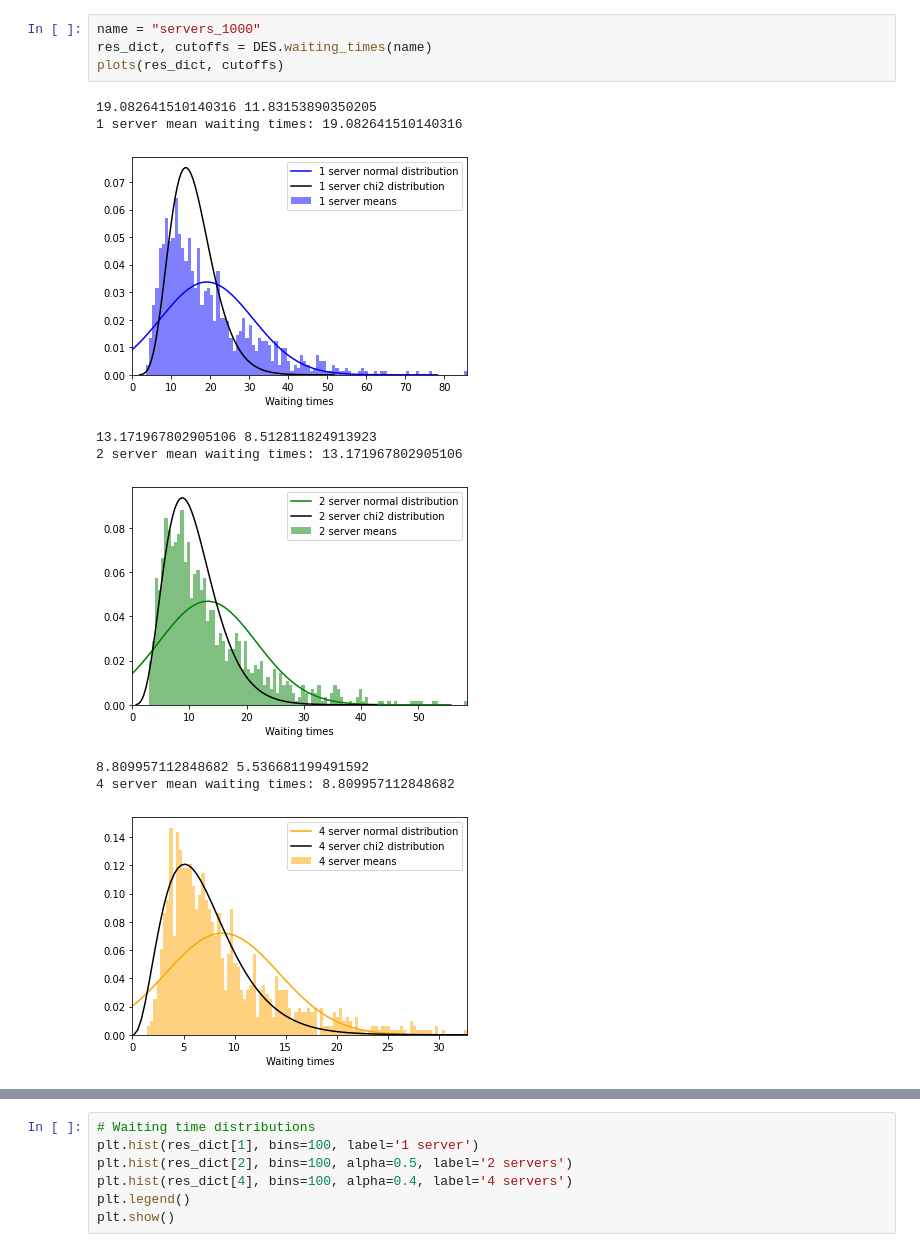
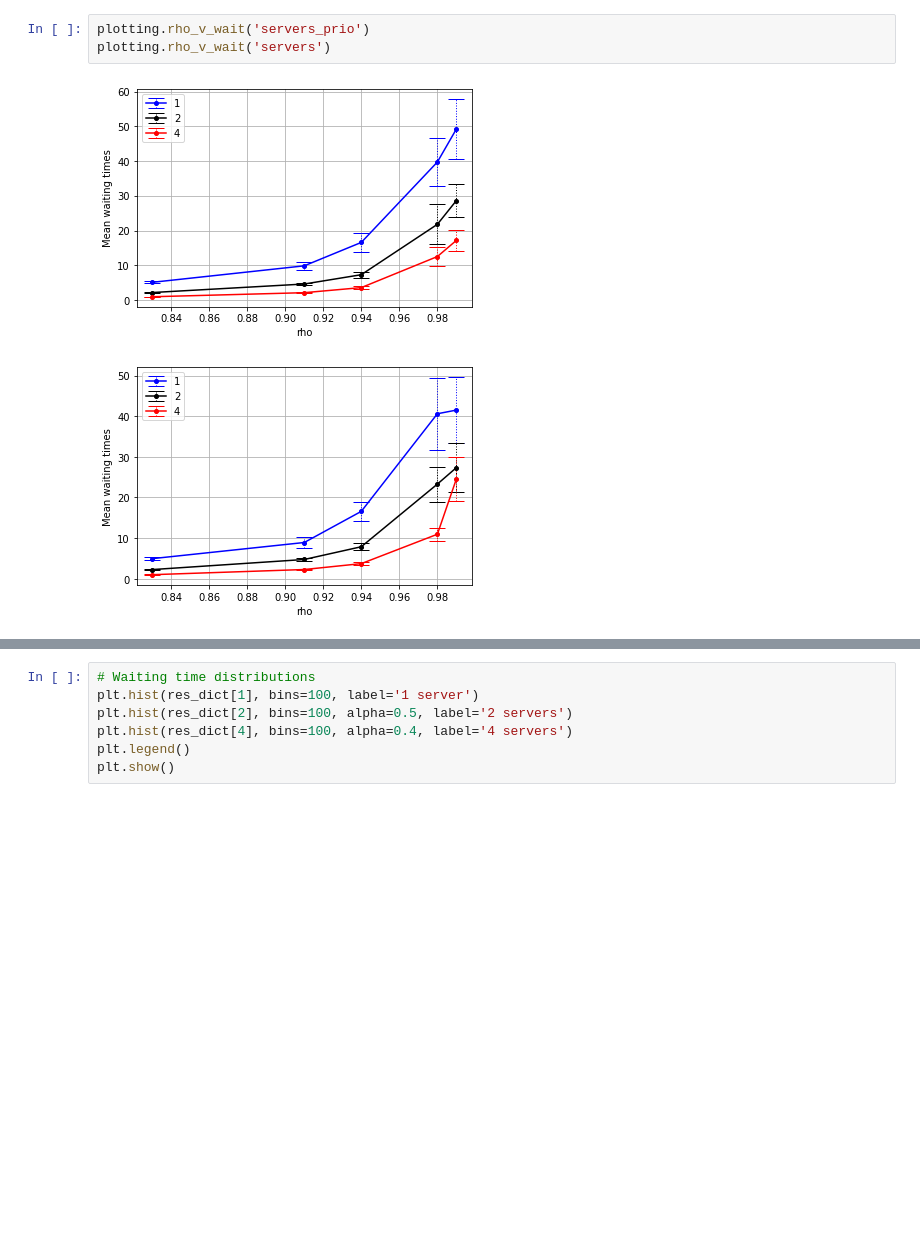
Before and after one commit to PaulHosek/QueueingTheory, a Jupyter notebook: tests_Marcel.ipynb, the cells around one changed output, grey strips where cells are left out. Saved outputs shown, nothing was run; the diff lists cells and outputs as text; blank space fills up the shorter version.

Commit message:
change logging data - plots file - add images

```diff
--- a/tests_Marcel.ipynb
+++ b/tests_Marcel.ipynb
@@ -115,14 +26,6 @@ def plots(res_dict, cutoffs):
-# %%
-name = "servers_1000"
-res_dict, cutoffs = DES.waiting_times(name)
-plots(res_dict, cutoffs)
-# %% [output]
-19.082641510140316 11.83153890350205
-1 server mean waiting times: 19.082641510140316
-[figure, removed]
-13.171967802905106 8.512811824913923
-2 server mean waiting times: 13.171967802905106
-[figure, removed]
-8.809957112848682 5.536681199491592
-4 server mean waiting times: 8.809957112848682
-[figure, removed]
+# %%
+plotting.rho_v_wait('servers_prio')
+plotting.rho_v_wait('servers')
+# %% [output]
+[figure, added]
+[figure, added]
```
Also changed, not shown: parts of 7 cells of this notebook, 5 other files.
